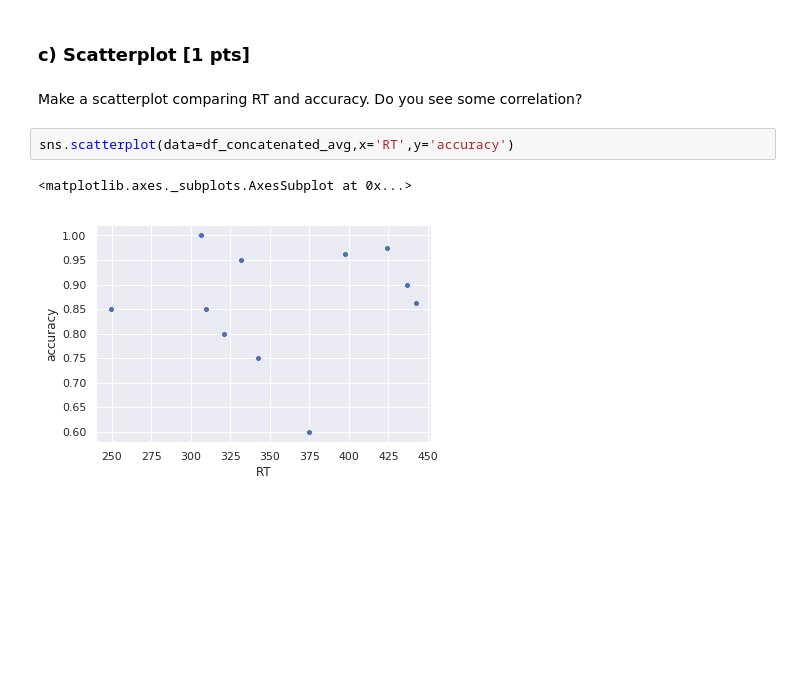
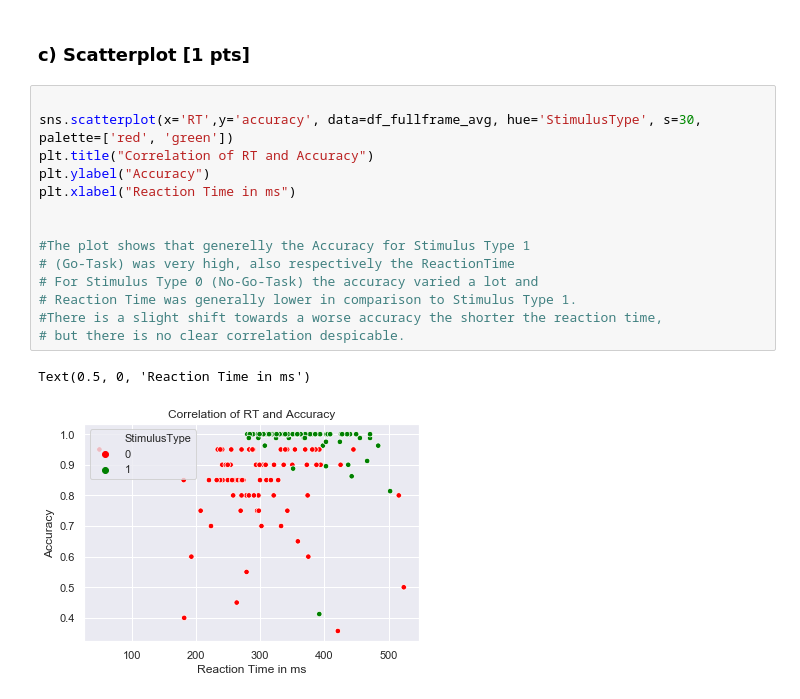
Before and after one commit to NBP-ACC/week-4-acc_11, a Jupyter notebook: sheet02.ipynb, the cells around one changed output. Cells and saved outputs as stored; diff of their text form; blank space fills up the shorter version.

```diff
--- a/sheet02.ipynb
+++ b/sheet02.ipynb
@@ -190,10 +213,20 @@ figs, axes = plt.subplots(nrows=2, ncols=2, sharey="row")
 Compare two datasets and relate it with CLT. Write your opinion here.
 # %% [markdown]
 ### c) Scatterplot [1 pts]
-# %% [markdown]
-Make a scatterplot comparing RT and accuracy. Do you see some correlation?
-# %%
-sns.scatterplot(data=df_concatenated_avg,x='RT',y='accuracy')
-# %% [output]
-<matplotlib.axes._subplots.AxesSubplot at 0x...>
-[figure, removed]
+# %%
+
+sns.scatterplot(x='RT',y='accuracy', data=df_fullframe_avg, hue='StimulusType', s=30, palette=['red', 'green'])
+plt.title("Correlation of RT and Accuracy")
+plt.ylabel("Accuracy")
+plt.xlabel("Reaction Time in ms")
+
+
+#The plot shows that generelly the Accuracy for Stimulus Type 1
+# (Go-Task) was very high, also respectively the ReactionTime
+# For Stimulus Type 0 (No-Go-Task) the accuracy varied a lot and
+# Reaction Time was generally lower in comparison to Stimulus Type 1.
+#There is a slight shift towards a worse accuracy the shorter the reaction time,
+# but there is no clear correlation despicable.
+# %% [output]
+Text(0.5, 0, 'Reaction Time in ms')
+[figure, added]
```
Also changed, not shown: parts of 5 cells of this notebook.
